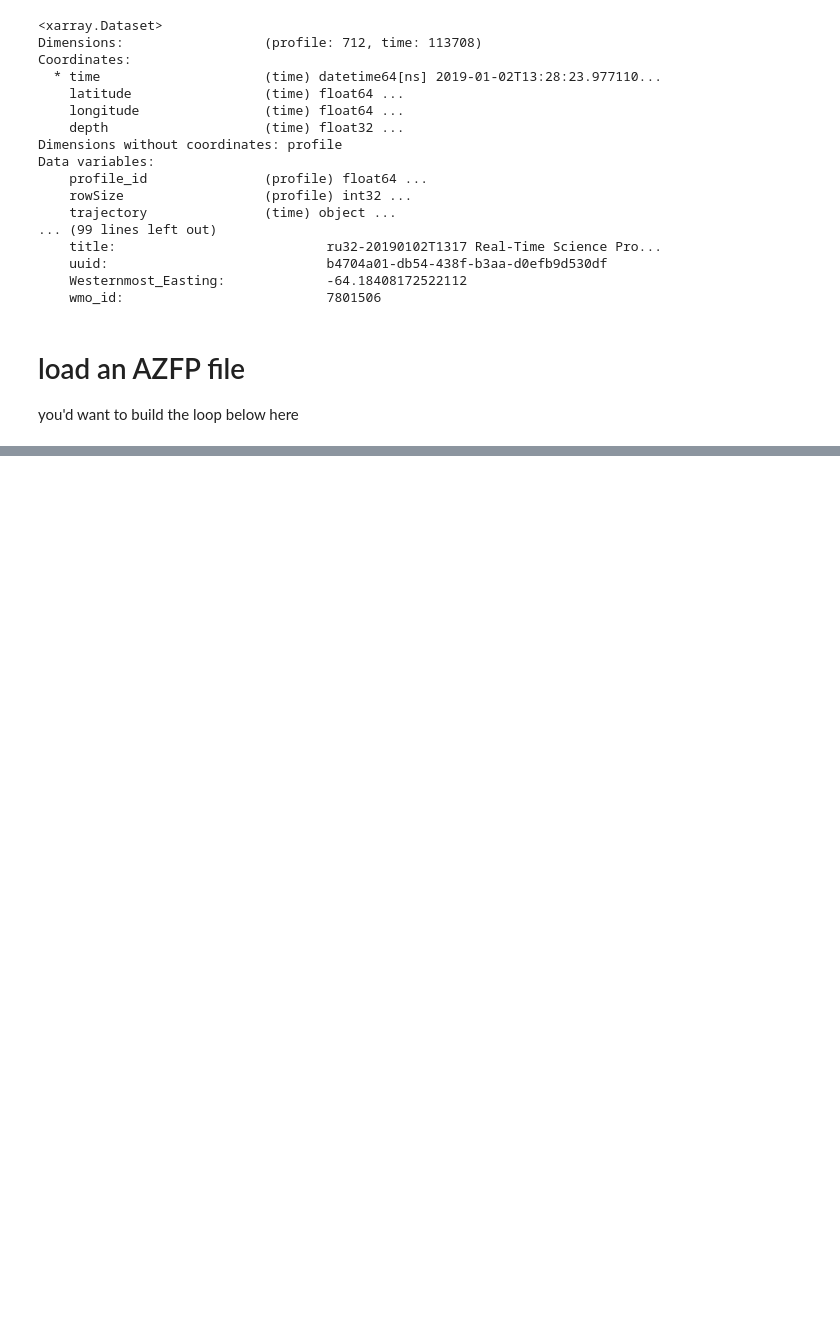
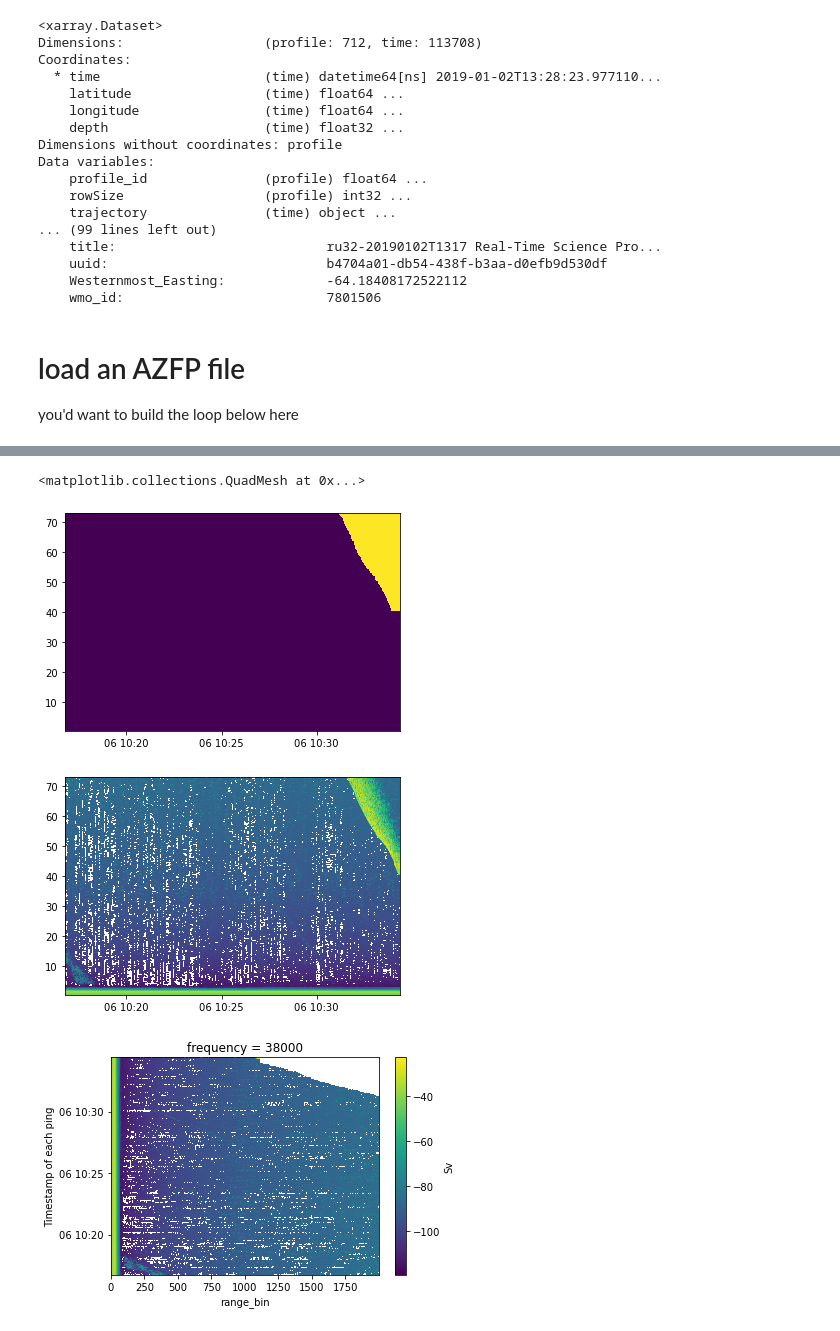
Before and after one commit to nlbeaird/glider_acoustics, a Jupyter notebook: process_glider_azfp.ipynb, the cells around one changed output, grey strips where cells are left out. Saved outputs shown, nothing was run; the diff lists cells and outputs as text; code cells hidden in the pictures; blank space fills up the shorter version.

```diff
--- a/process_glider_azfp.ipynb
+++ b/process_glider_azfp.ipynb
@@ -129,0 +132,25 @@ ds.bottom_depth.plot()
+# %%
+# sb = mask_seabed.deltaSv(ds.Sv[0,:,:].data.T, ds.range[0,:,0].data,
+#                       r0=10, thr=-20)
+
+# sb = mask_seabed.maxSv(ds.Sv[0,:,:].data.T, ds.range[0,:,0].data)
+
+sb = mask_seabed.ariza(ds.Sv[0,:,:].data.T, ds.range[0,:,0].data,
+                      dc=3)
+
+# sb = mask_seabed.experimental(ds.Sv[0,:,:].data.T, ds.range[0,:,0].data,
+#                       )
+
+plt.pcolormesh( ds.ping_time, ds.range[0,:,0], sb)
+
+plt.figure()
+plt.pcolormesh(ds.ping_time, ds.range[0,:,0],ds.Sv[0,:,:].T.data )
+
+plt.figure()
+
+ds.Sv[0,:,:].where(sb.T==0).plot()
+# %% [output]
+<matplotlib.collections.QuadMesh at 0x...>
+[figure, added]
+[figure, added]
+[figure, added]
```
Also changed, not shown: parts of 5 cells of this notebook, 2 other files.
